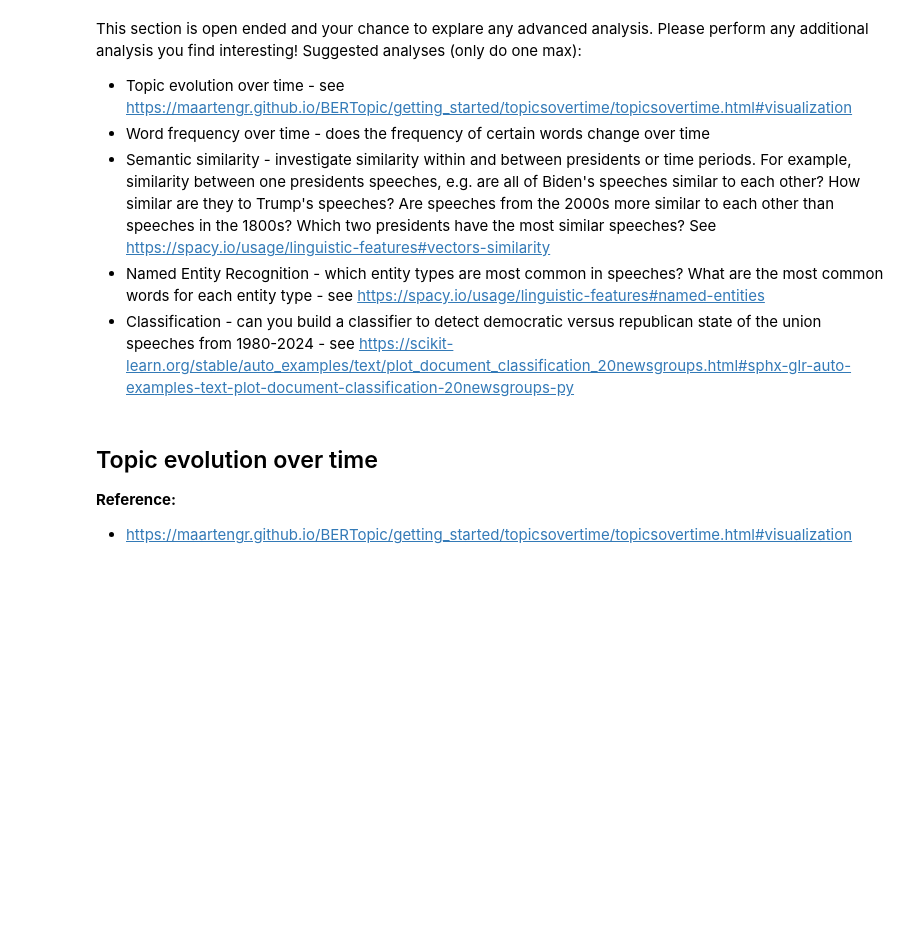
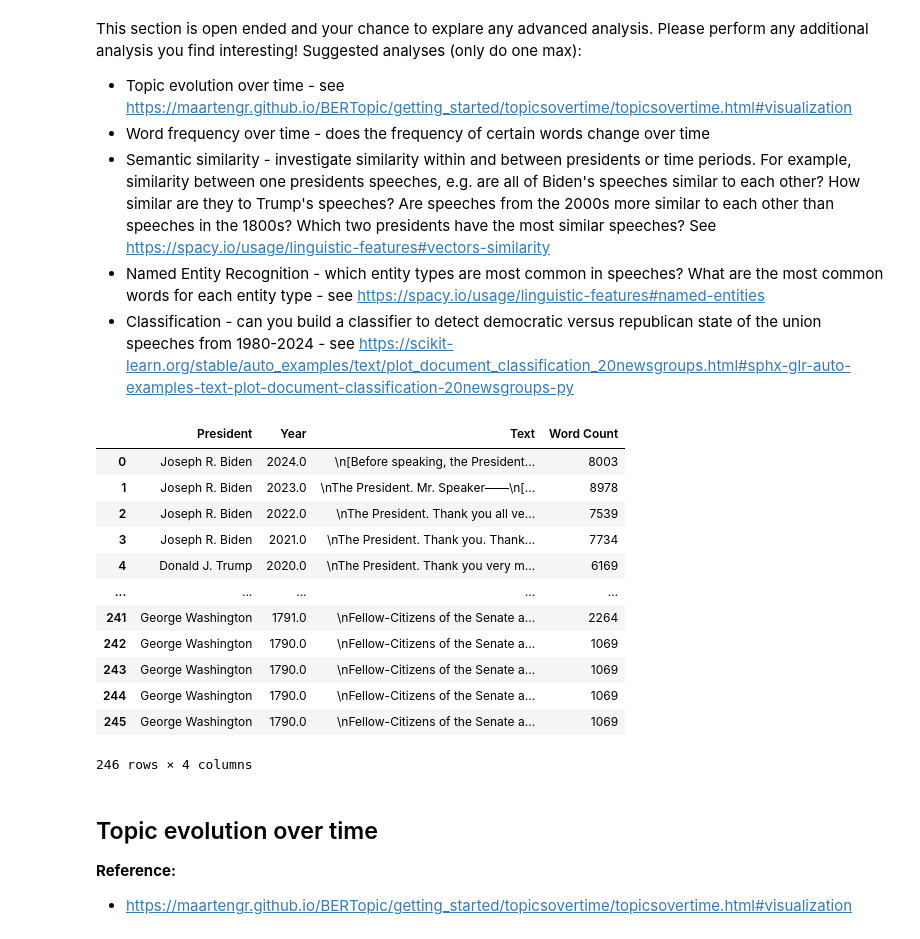
Before and after one commit to UCB-stat-159-f25/proj02-group08, a Jupyter notebook: notebooks/nlp-P04.ipynb, the cells around one changed output. Cells and saved outputs as stored; diff of their text form; code cells hidden in the pictures; blank space fills up the shorter version.

```diff
--- a/notebooks/nlp-P04.ipynb
+++ b/notebooks/nlp-P04.ipynb
@@ -8,3 +8,37 @@ This section is open ended and your chance to explare any advanced analysis. Ple
 - Semantic similarity - investigate similarity within and between presidents or time periods. For example, similarity between one presidents speeches, e.g. are all of Biden's speeches similar to each other? How similar are they to Trump's speeches? Are speeches from the 2000s more similar to each other than speeches in the 1800s? Which two presidents have the most similar speeches? See https://spacy.io/usage/linguistic-features#vectors-similarity
 -  Named Entity Recognition - which entity types are most common in speeches? What are the most common words for each entity type - see https://spacy.io/usage/linguistic-features#named-entities
 - Classification - can you build a classifier to detect democratic versus republican state of the union speeches from 1980-2024 - see https://scikit-learn.org/stable/auto_examples/text/plot_document_classification_20newsgroups.html#sphx-glr-auto-examples-text-plot-document-classification-20newsgroups-py
+# %%
+####################
+## CALL THIS BLOCK FROM part00_utils_visuals.py
+####################
+
+from bertopic import BERTopic
+
+# read in SOTU.csv using pandas, name the variable `sou` for simplicity
+# the below cell is what the output should look like
+
+from src import part00_utils_visuals as part00
+# import src.part00_utils_visuals as part00
+
+from src import part01
+
+part00.plot_style(style=part00.PLOT_STYLE_SEABORN)
+
+
+sou        = part00.pd.read_csv(part00.DIR_DATA_00_RAW / part00.CSV_SOTU)
+sou
+# %% [output]
+|  | President | Year | Text | Word Count |
+| 0 | Joseph R. Biden | 2024.0 | \n[Before speaking, the President... | 8003 |
+| 1 | Joseph R. Biden | 2023.0 | \nThe President. Mr. Speaker——\n[... | 8978 |
+| 2 | Joseph R. Biden | 2022.0 | \nThe President. Thank you all ve... | 7539 |
+| 3 | Joseph R. Biden | 2021.0 | \nThe President. Thank you. Thank... | 7734 |
+| 4 | Donald J. Trump | 2020.0 | \nThe President. Thank you very m... | 6169 |
+| ... | ... | ... | ... | ... |
+| 241 | George Washington | 1791.0 | \nFellow-Citizens of the Senate a... | 2264 |
+| 242 | George Washington | 1790.0 | \nFellow-Citizens of the Senate a... | 1069 |
+| 243 | George Washington | 1790.0 | \nFellow-Citizens of the Senate a... | 1069 |
+| 244 | George Washington | 1790.0 | \nFellow-Citizens of the Senate a... | 1069 |
+| 245 | George Washington | 1790.0 | \nFellow-Citizens of the Senate a... | 1069 |
+246 rows × 4 columns
```
Also changed, not shown: parts of 5 cells of this notebook.
